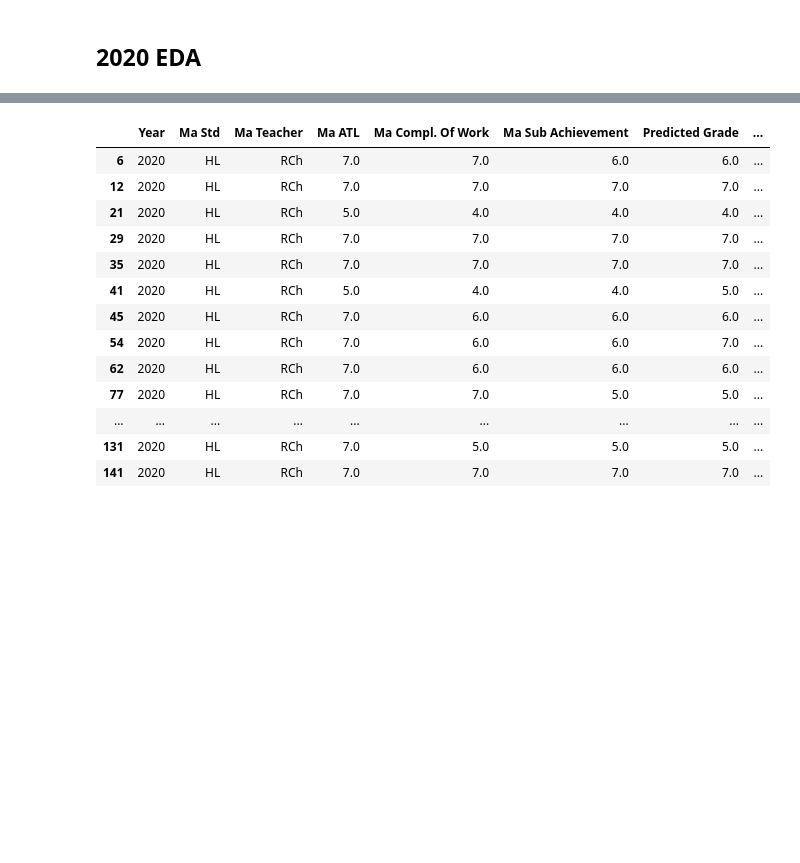
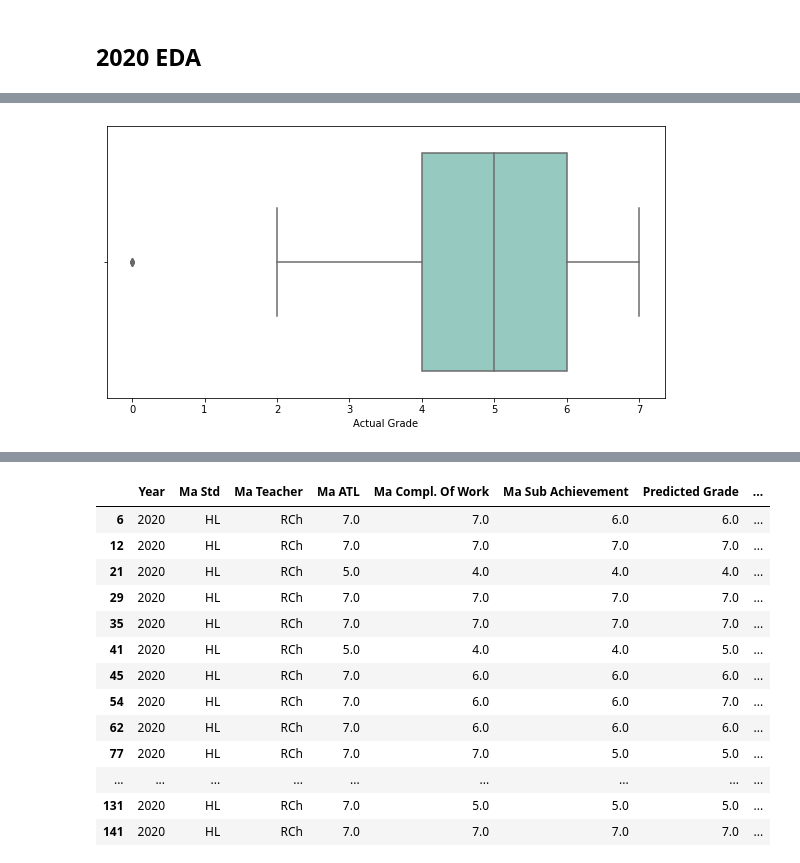
Before and after one commit to siti-alawiyah/ibresultprediction, a Jupyter notebook: Exploratory_Data_Analysis_1.0.ipynb, the cells around one changed output, grey strips where cells are left out. Saved outputs shown, nothing was run; the diff lists cells and outputs as text; code cells hidden in the pictures; blank space fills up the shorter version.

```diff
--- a/Exploratory_Data_Analysis_1.0.ipynb
+++ b/Exploratory_Data_Analysis_1.0.ipynb
@@ -976,3 +1004,10 @@ From the above comparisons, 2017 has the highest mean of actual mathematics grad
+# %%
+# boxplot for year 2020
+
+plt.figure(figsize = (10,5))
+sns.boxplot(data = dd20, x = 'Actual Grade');
+# %% [output]
+[figure, added]
 # %%
 # plot for 2020 teacher vs actual grade
 
```
Also changed, not shown: parts of 23 cells of this notebook.
